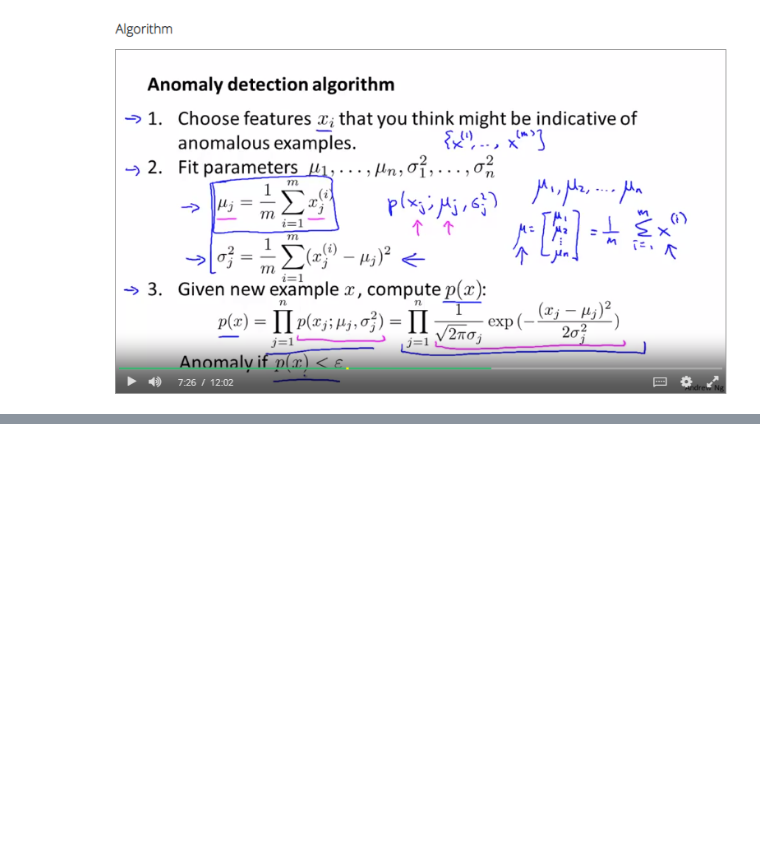
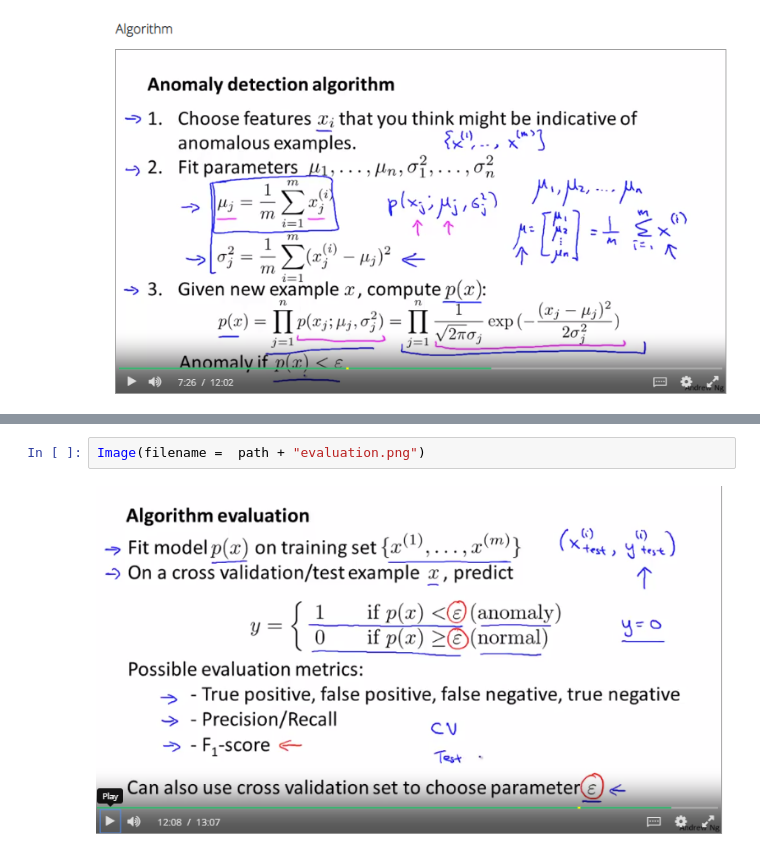
Before and after one commit to louloret/Andrew-NG-Machine-Learning, a Jupyter notebook: Week 9 Anomaly Detection-checkpoint.ipynb, the cells around one changed output, grey strips where cells are left out. Drawn from its saved outputs; the diff is of its cells as text; blank space fills up the shorter version.

```diff
--- a/Week 9 Anomaly Detection-checkpoint.ipynb
+++ b/Week 9 Anomaly Detection-checkpoint.ipynb
@@ -55,0 +77,4 @@ Image(filename =  path + "anomaly_detection4.png")
+# %%
+Image(filename =  path + "evaluation.png")
+# %% [output]
+[figure, added]
```
Also changed, not shown: parts of 8 cells of this notebook.
